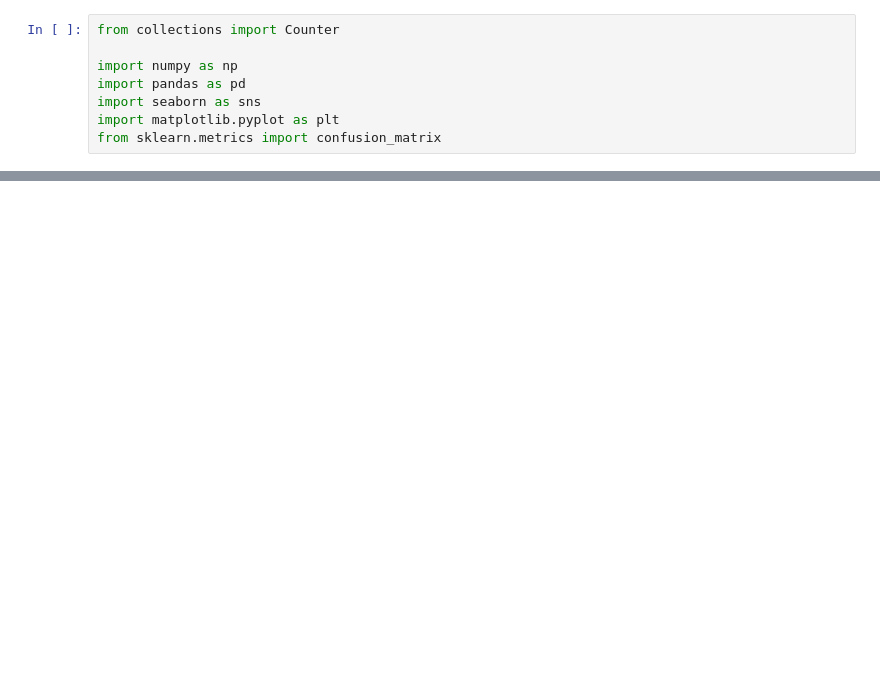
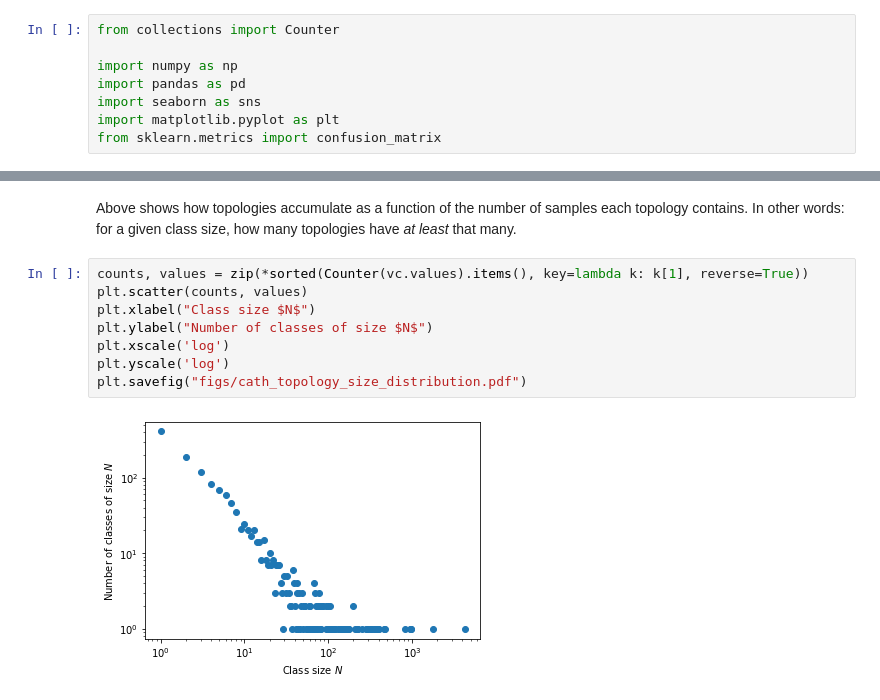
Before and after one commit to VGligorijevic/ProteinUniverse, a Jupyter notebook: ipynb/cath-classes.ipynb, the cells around one changed output, grey strips where cells are left out. Cells and saved outputs as stored; diff of their text form; blank space fills up the shorter version.

```diff
--- a/ipynb/cath-classes.ipynb
+++ b/ipynb/cath-classes.ipynb
@@ -88,0 +89,12 @@ plt.show()
+# %% [markdown]
+Above shows how topologies accumulate as a function of the number of samples each topology contains. In other words: for a given class size, how many topologies have _at least_ that many.
+# %%
+counts, values = zip(*sorted(Counter(vc.values).items(), key=lambda k: k[1], reverse=True))
+plt.scatter(counts, values)
+plt.xlabel("Class size $N$")
+plt.ylabel("Number of classes of size $N$")
+plt.xscale('log')
+plt.yscale('log')
+plt.savefig("figs/cath_topology_size_distribution.pdf")
+# %% [output]
+[figure, added]
```
Also changed, not shown: parts of 14 cells of this notebook, 6 other files.
